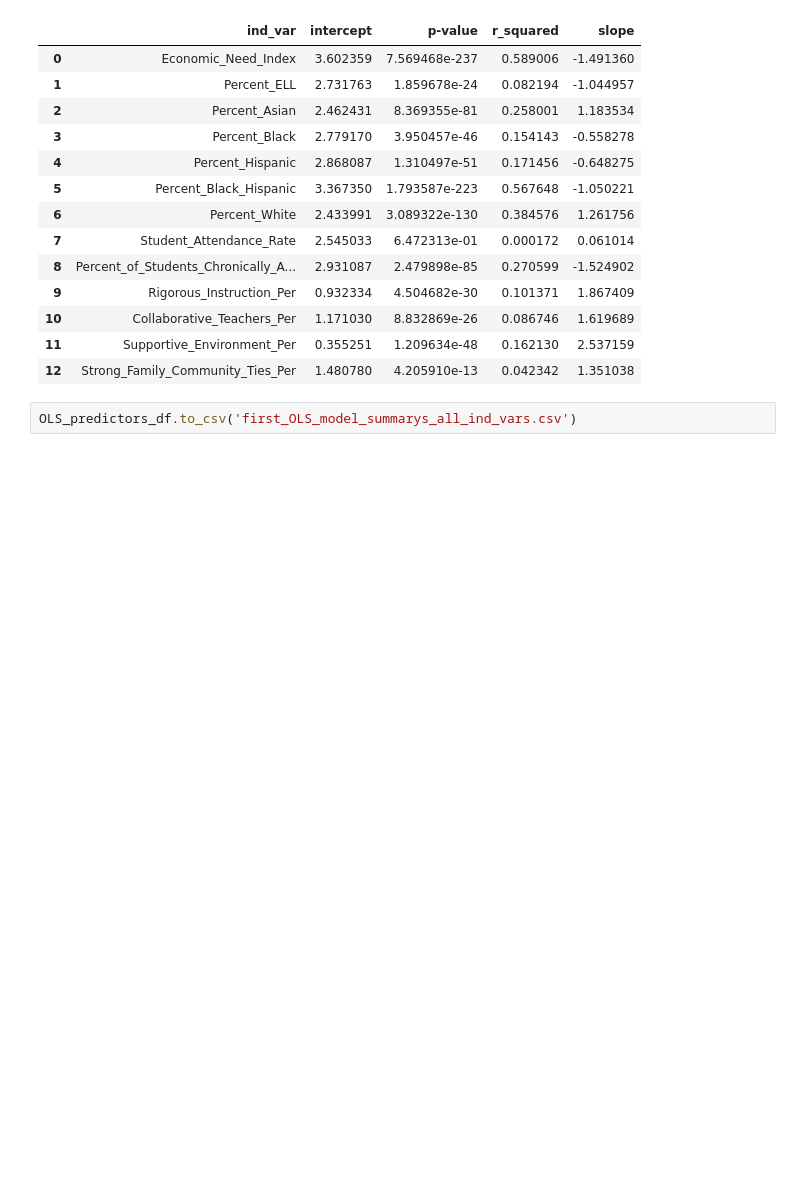
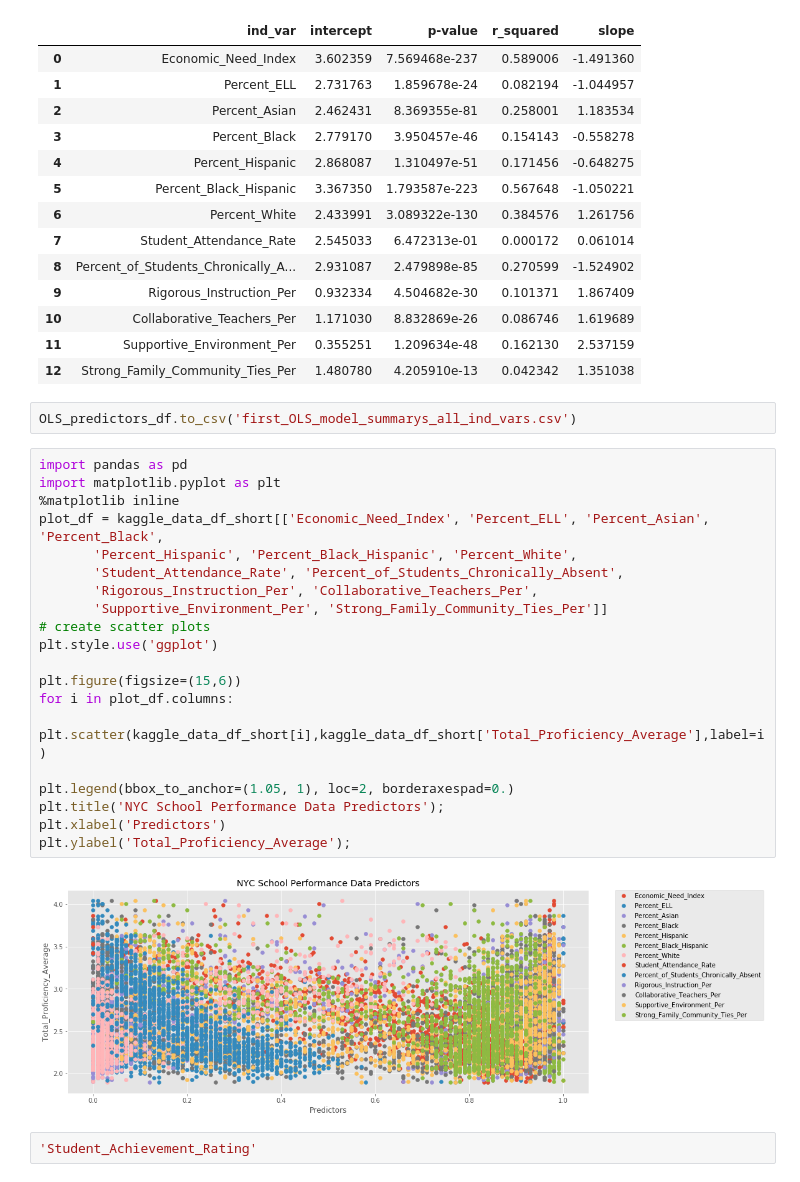
Before and after one commit to elenasm7/Linear-Regression-NYC-Schools, a Jupyter notebook: Linear_Regression_Notebook_1.ipynb, the cells around one changed output. Cells and saved outputs as stored; diff of their text form; blank space fills up the shorter version.

```diff
--- a/Linear_Regression_Notebook_1.ipynb
+++ b/Linear_Regression_Notebook_1.ipynb
@@ -780,3 +780,27 @@ OLS_predictors_df
 | 12 | Strong_Family_Community_Ties_Per | 1.480780 | 4.205910e-13 | 0.042342 | 1.351038 |
 # %%
 OLS_predictors_df.to_csv('first_OLS_model_summarys_all_ind_vars.csv')
+# %%
+import pandas as pd
+import matplotlib.pyplot as plt
+%matplotlib inline
+plot_df = kaggle_data_df_short[['Economic_Need_Index', 'Percent_ELL', 'Percent_Asian', 'Percent_Black',
+       'Percent_Hispanic', 'Percent_Black_Hispanic', 'Percent_White',
+       'Student_Attendance_Rate', 'Percent_of_Students_Chronically_Absent',
+       'Rigorous_Instruction_Per', 'Collaborative_Teachers_Per',
+       'Supportive_Environment_Per', 'Strong_Family_Community_Ties_Per']]
+# create scatter plots
+plt.style.use('ggplot')
+
+plt.figure(figsize=(15,6))
+for i in plot_df.columns:
+    plt.scatter(kaggle_data_df_short[i],kaggle_data_df_short['Total_Proficiency_Average'],label=i)
+
+plt.legend(bbox_to_anchor=(1.05, 1), loc=2, borderaxespad=0.)
+plt.title('NYC School Performance Data Predictors');
+plt.xlabel('Predictors')
+plt.ylabel('Total_Proficiency_Average');
+# %% [output]
+[figure, added]
+# %%
+'Student_Achievement_Rating'
```
Also changed, not shown: parts of 19 cells of this notebook.
